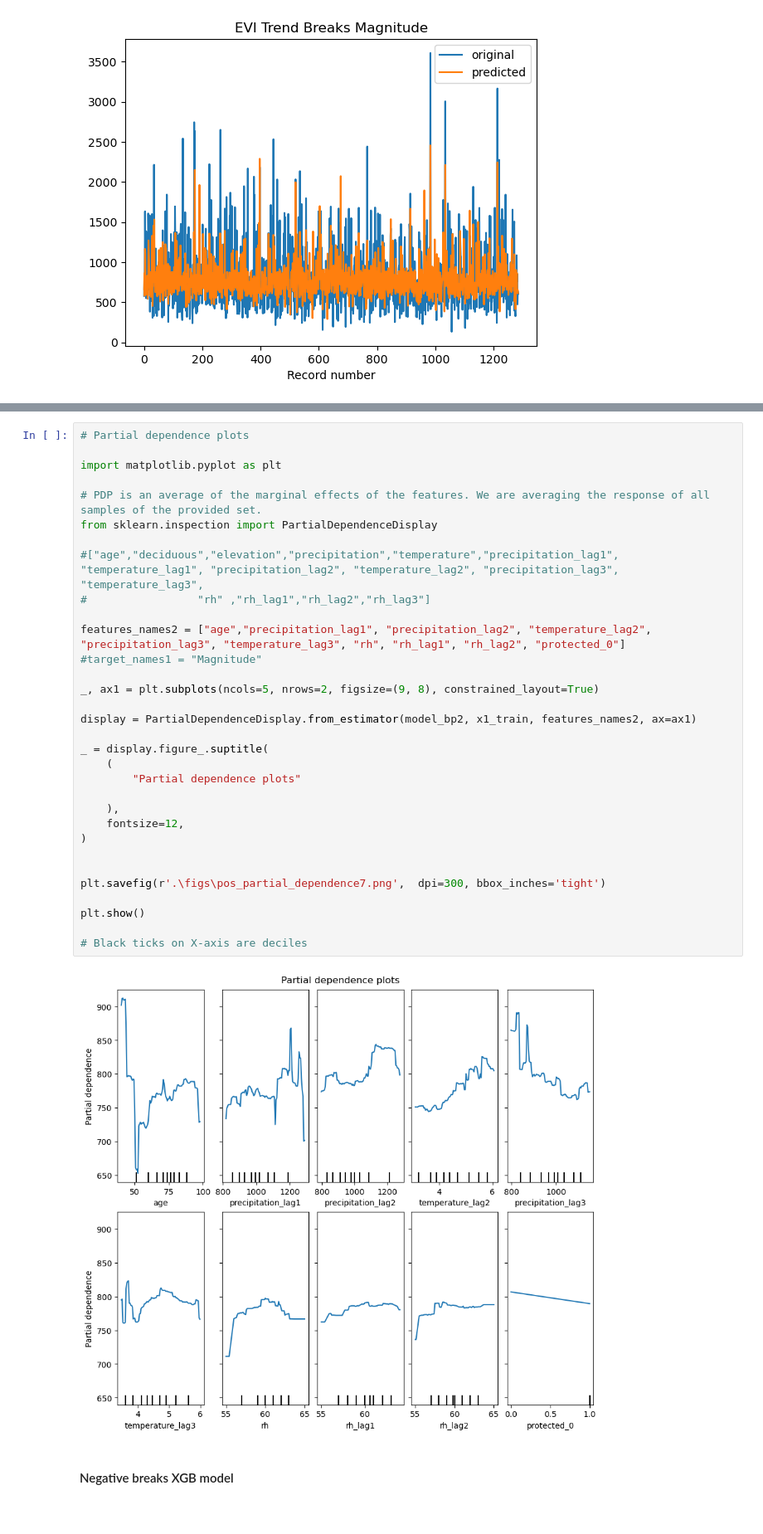
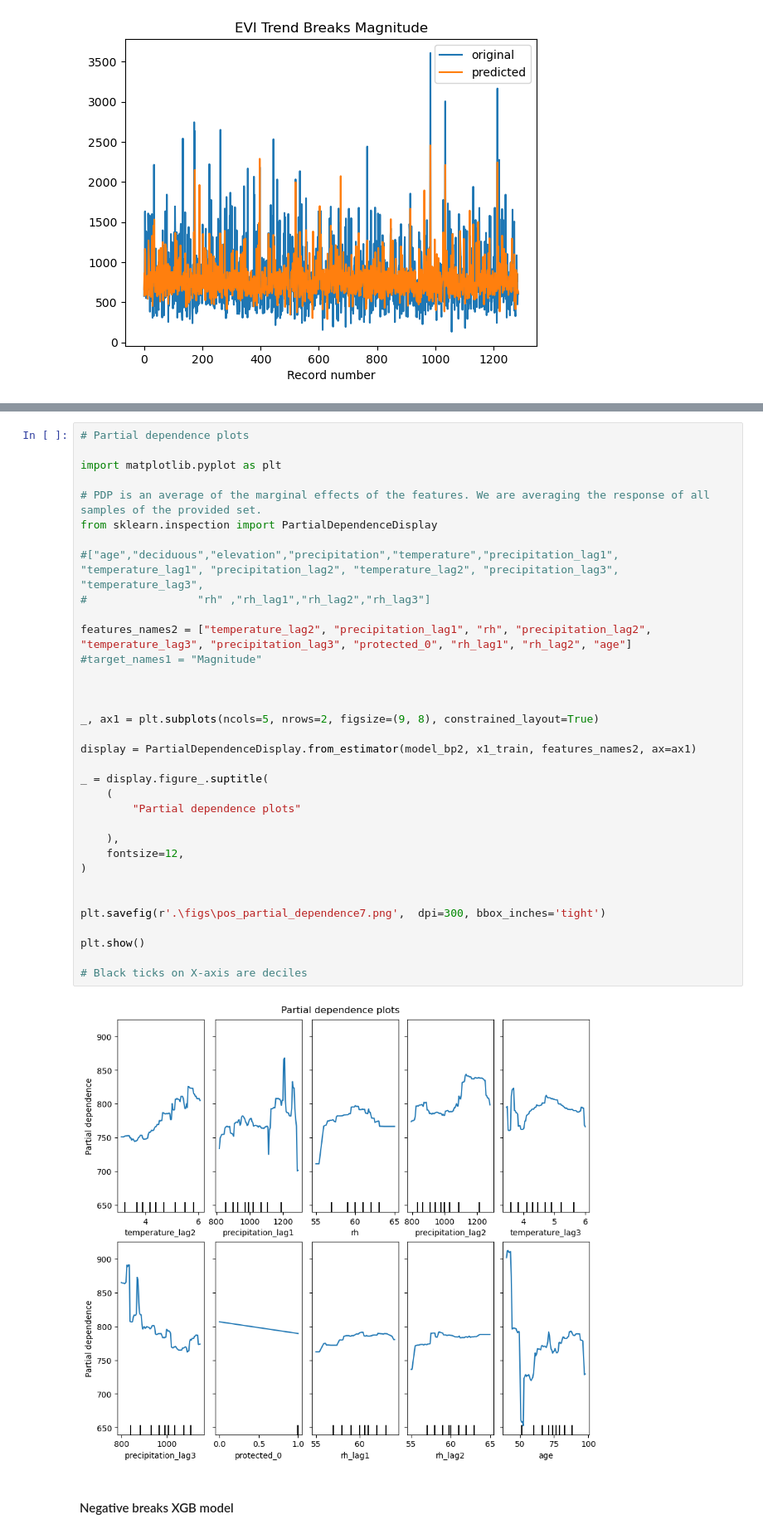
Before and after one commit to georod/forc_trends, a Jupyter notebook: models/xgboost/xgb_evi_brks_reg_drac_models_v2.ipynb, the cells around one changed output, grey strips where cells are left out. Shown at 83% size. Saved outputs shown, nothing was run; the diff lists cells and outputs as text.

```diff
--- a/models/xgboost/xgb_evi_brks_reg_drac_models_v2.ipynb
+++ b/models/xgboost/xgb_evi_brks_reg_drac_models_v2.ipynb
@@ -290,35 +310,37 @@ image
 
 import matplotlib.pyplot as plt
 
 # PDP is an average of the marginal effects of the features. We are averaging the response of all samples of the provided set.
 from sklearn.inspection import PartialDependenceDisplay
 
 #["age","deciduous","elevation","precipitation","temperature","precipitation_lag1", "temperature_lag1", "precipitation_lag2", "temperature_lag2", "precipitation_lag3", "temperature_lag3",
 #                 "rh" ,"rh_lag1","rh_lag2","rh_lag3"]
 
-features_names2 = ["age","precipitation_lag1", "precipitation_lag2", "temperature_lag2", "precipitation_lag3", "temperature_lag3", "rh", "rh_lag1", "rh_lag2", "protected_0"]
+features_names2 = ["temperature_lag2", "precipitation_lag1", "rh", "precipitation_lag2", "temperature_lag3", "precipitation_lag3", "protected_0", "rh_lag1", "rh_lag2", "age"]
 #target_names1 = "Magnitude"
+
+
 
 _, ax1 = plt.subplots(ncols=5, nrows=2, figsize=(9, 8), constrained_layout=True)
 
 display = PartialDependenceDisplay.from_estimator(model_bp2, x1_train, features_names2, ax=ax1)
 
 _ = display.figure_.suptitle(
     (
         "Partial dependence plots"
 
     ),
     fontsize=12,
 )
 
 
 plt.savefig(r'.\figs\pos_partial_dependence7.png',  dpi=300, bbox_inches='tight')
 
 plt.show()
 
 # Black ticks on X-axis are deciles
 # %% [output]
-[figure, old version]
+[figure, new version]
 # %% [markdown]
 #### Negative breaks XGB model
 # %% [markdown]
```
Also changed, not shown: parts of 12 cells of this notebook, 12 other files.
